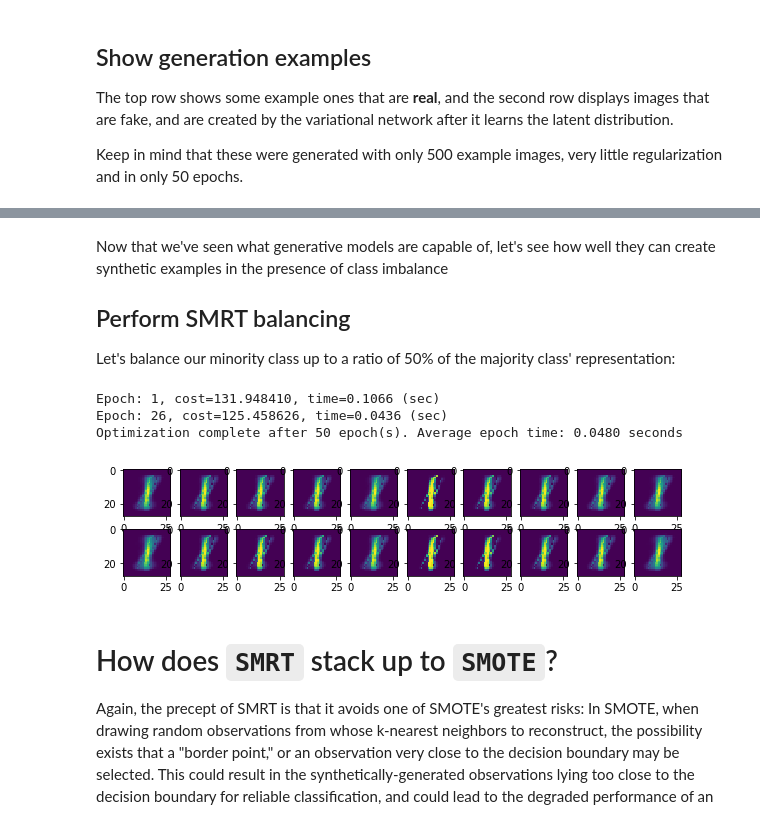
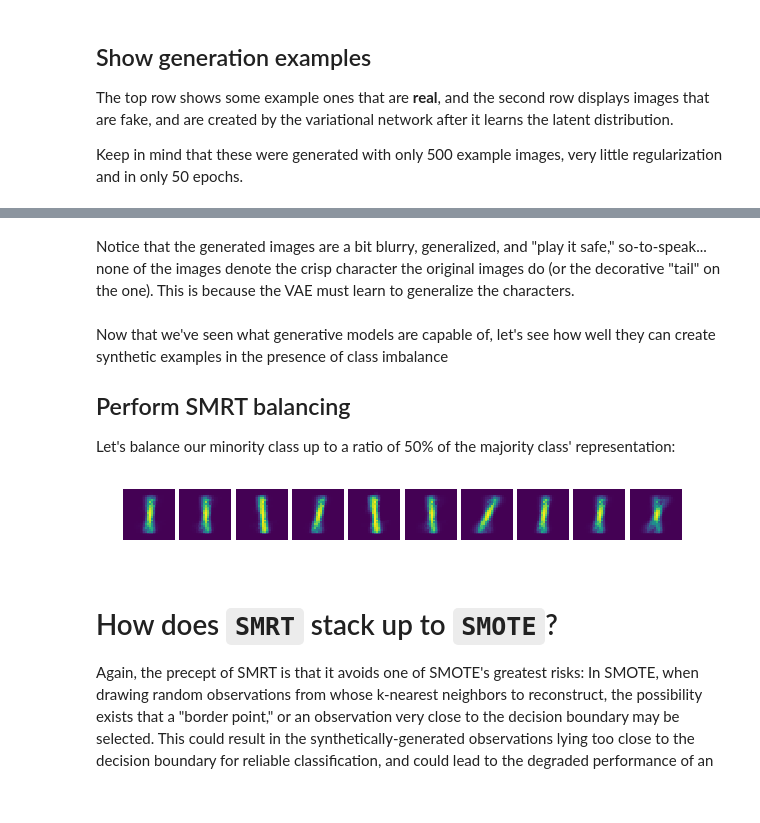
Before and after one commit to tgsmith61591/smrt, a Jupyter notebook: examples/MNIST example.ipynb, the cells around one changed output, grey strips where cells are left out. Cells and saved outputs as stored; diff of their text form; code cells hidden in the pictures.

```diff
--- a/examples/MNIST example.ipynb
+++ b/examples/MNIST example.ipynb
@@ -143,18 +187,25 @@ labels
 # %% [output]
 array([7, 3, 4, ..., 5, 6, 8])
 # %%
+from numpy.random import RandomState
+
 # create masks
+rs = RandomState(seed)
+arng = np.arange(labels.shape[0])
 one_mask = labels == 1
 zero_mask = labels == 0
-minority_size = 500
+minority_size = 1000
+majority_size = 11000
 
-# get labels
-y_ones = labels[one_mask][:minority_size]  # make this minority
-y_zeros = labels[zero_mask]
+# get labels and data
+ones_choices = rs.choice(arng[one_mask], minority_size)
+y_ones = labels[ones_choices]
+X_ones = all_data[ones_choices, :]
 
 # get images
-X_ones = all_data[one_mask, :][:minority_size]  # make this minority
-X_zeros = all_data[zero_mask, :]
+zero_choices = rs.choice(arng[zero_mask], majority_size)
+y_zeros = labels[zero_choices]
+X_zeros = all_data[zero_choices, :]
 
 # view shapes
 print('Minority size: %i' % y_ones.shape)
@@ -188,16 +228,13 @@ Before balancing the data, let's look at just what the `VariationalAutoEncoder`
 # %%
 from smrt.autoencode import VariationalAutoEncoder
 
-# define and fit the encoder.
 # The cost here is NOT MSE - it's the sum of kullback_leibler + MSE,
 # so don't panic that the cost looks so high in relation to the other autoencoder
-v_encoder = VariationalAutoEncoder(n_epochs=50, n_hidden=450, n_latent_factors=10,
-                                   learning_rate=0.05, batch_size=256, display_step=25,
-                                   activation_function='sigmoid', verbose=2, l2_penalty=0.0001,
-                                   random_state=seed, early_stopping=True, dropout=1.)
+v_encoder = VariationalAutoEncoder(n_epochs=300, n_hidden=900, n_latent_factors=12,
+                                   learning_rate=0.06, batch_size=256, display_step=25,
+                                   activation_function='sigmoid', verbose=2, l2_penalty=None,
+                                   random_state=seed, early_stopping=True, dropout=0.85,
+                                   learning_function='sgd', clip=False)
 
 v_encoder.fit(X_ones)
-
-# Generate fake data:
-fake = v_encoder.generate(n=10)
 # %% [output]
@@ -206,0 +261,2 @@ Optimization complete after 50 epoch(s). Average epoch time: 0.0490 seconds
+# %%
+plot_training_error(v_encoder)
@@ -217,3 +278,5 @@ show_mnist(X_ones[:10], fake)
+# %% [markdown]
+Notice that the generated images are a bit blurry, generalized, and "play it safe," so-to-speak... none of the images denote the crisp character the original images do (or the decorative "tail" on the one). This is because the VAE must learn to generalize the characters.
 # %% [markdown]
 Now that we've seen what generative models are capable of, let's see how well they can create synthetic examples in the presence of class imbalance
 
@@ -223,20 +286,15 @@ Let's balance our minority class up to a ratio of 50% of the majority class' rep
 # %%
 from smrt.balance import smrt_balance
 
-X_smrt, y_smrt = smrt_balance(X, y, n_hidden=450, n_latent_factors=10, learning_rate=0.05,
-                              activation_function='sigmoid', verbose=2, display_step=25,
-                              n_epochs=50, batch_size=256, random_state=seed, shuffle=False,
-                              balance_ratio=0.5, return_estimators=False, l2_penalty=0.0001,
-                              dropout=1.)
+# we can balance with the estimator we fit above (if we like it, otherwise SMRT can balance on its own)
+X_smrt, y_smrt = smrt_balance(X, y, n_hidden=900, n_latent_factors=10, random_state=seed,
+                              shuffle=False, balance_ratio=0.5, return_estimators=False,
+                              prefit_estimators={1: v_encoder})
-# %% [output]
-Epoch: 1, cost=131.948410, time=0.1066 (sec)
-Epoch: 26, cost=125.458626, time=0.0436 (sec)
-Optimization complete after 50 epoch(s). Average epoch time: 0.0480 seconds
 # %%
 # Let's view some of our synthetically-generated ONEs:
-show_mnist(X_smrt[-10:], X_smrt[-20:-10])
+show_mnist(X_smrt[-10:])
 # %% [output]
-[figure, old version]
+[figure, new version]
 # %% [markdown]
 # How does `SMRT` stack up to `SMOTE`?
 
```
Also changed, not shown: parts of 16 cells of this notebook, 18 other files.
